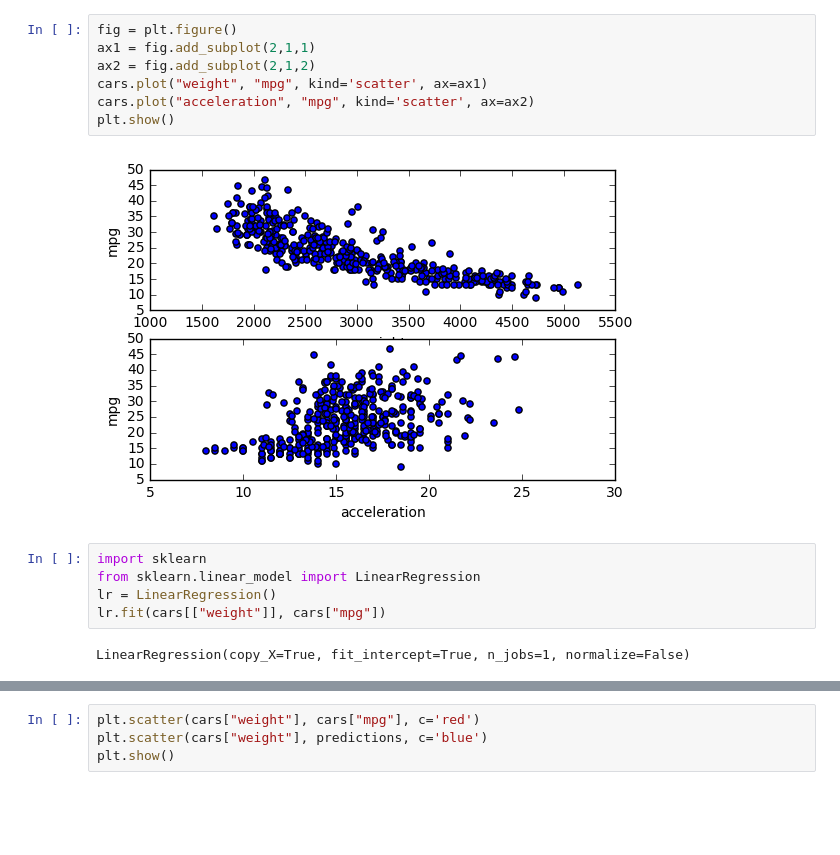
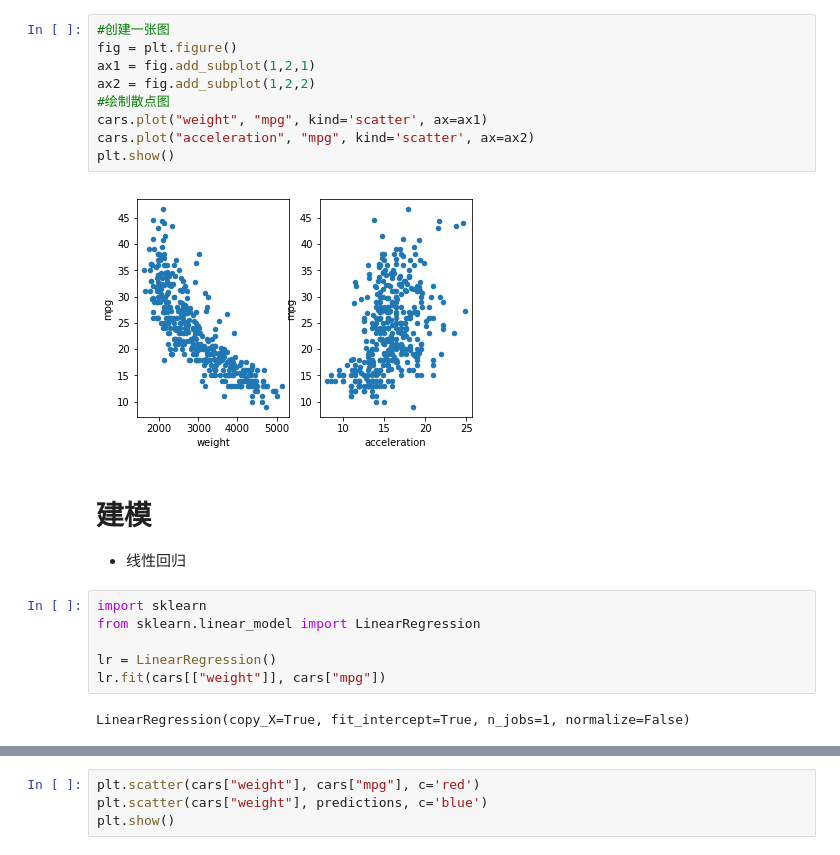
Before and after one commit to KeyForce/EasyMachineLearning, a Jupyter notebook: ml_1_introduce.ipynb, the cells around one changed output, grey strips where cells are left out. Cells and saved outputs as stored; diff of their text form; blank space fills up the shorter version.

```diff
--- a/ml_1_introduce.ipynb
+++ b/ml_1_introduce.ipynb
@@ -24,15 +26,21 @@ print(cars.head(5))
 # %%
+#创建一张图
 fig = plt.figure()
-ax1 = fig.add_subplot(2,1,1)
-ax2 = fig.add_subplot(2,1,2)
+ax1 = fig.add_subplot(1,2,1)
+ax2 = fig.add_subplot(1,2,2)
+#绘制散点图
 cars.plot("weight", "mpg", kind='scatter', ax=ax1)
 cars.plot("acceleration", "mpg", kind='scatter', ax=ax2)
 plt.show()
 # %% [output]
-[figure, old version]
+[figure, new version]
+# %% [markdown]
+# 建模
+* 线性回归
 # %%
 import sklearn
 from sklearn.linear_model import LinearRegression
+
 lr = LinearRegression()
 lr.fit(cars[["weight"]], cars["mpg"])
 # %% [output]
```
Also changed, not shown: parts of 8 cells of this notebook, 2 other files.
